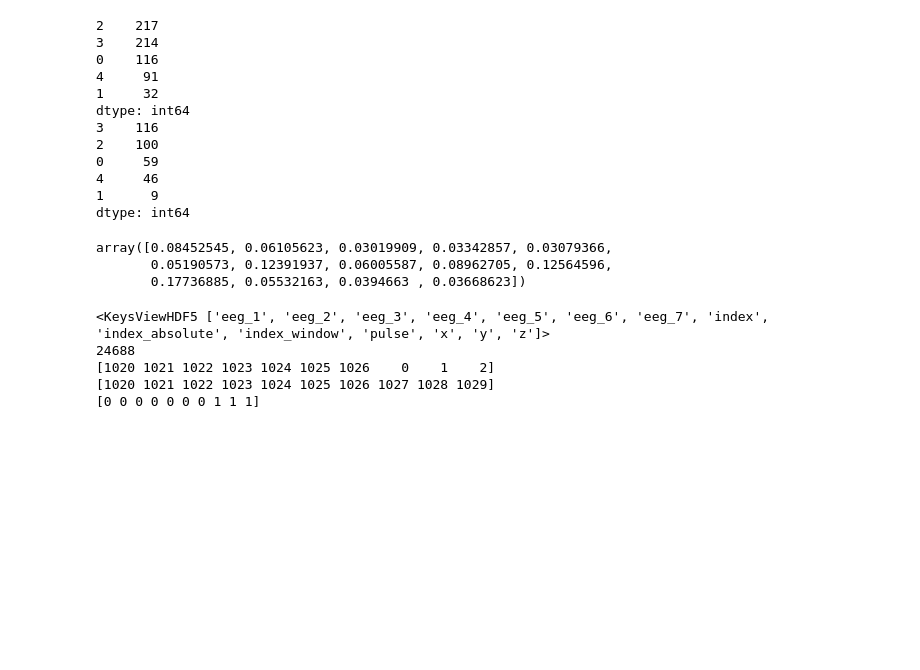
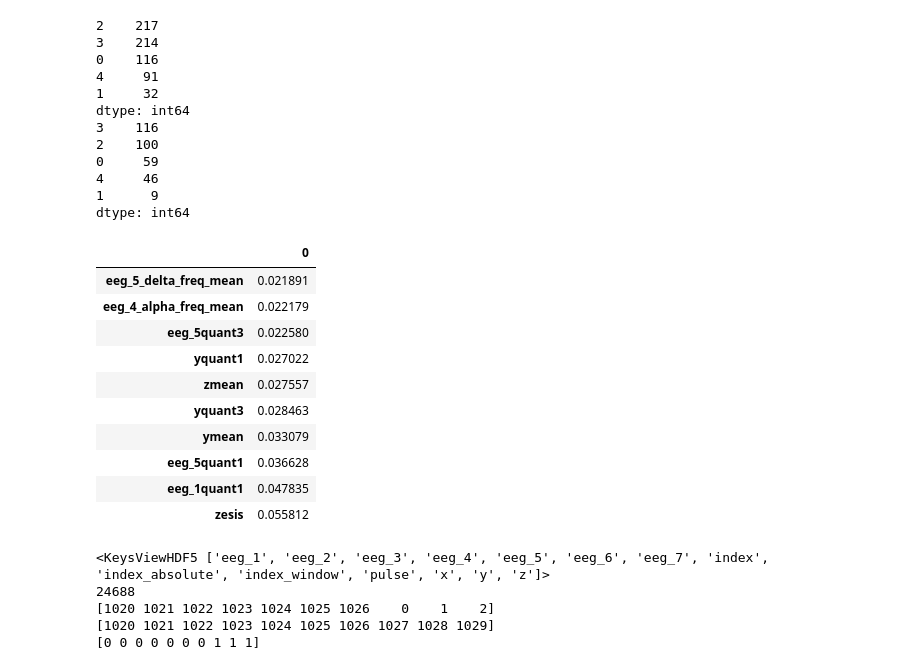
Before and after one commit to Roulini/dreem, a Jupyter notebook: main.ipynb, the cells around one changed output. Cells and saved outputs as stored; diff of their text form; code cells hidden in the pictures; blank space fills up the shorter version.

```diff
--- a/main.ipynb
+++ b/main.ipynb
@@ -122,6 +355,9 @@ from sklearn.preprocessing import MinMaxScaler
 from sklearn.metrics import confusion_matrix
 from sklearn.model_selection import train_test_split
 from sklearn.tree import DecisionTreeClassifier
+from sklearn.ensemble import GradientBoostingClassifier
+
+import xgboost as xgb
 
 import joblib
 
@@ -132,13 +368,18 @@ scaler = MinMaxScaler()
 X_scaled = scaler.fit_transform(X)
 
 #chose model
-model = RandomForestClassifier()
+# model = RandomForestClassifier()
+model = GradientBoostingClassifier(n_estimators =4000, max_features = 30,max_depth = 4)
 
 #split train/test
 x_train,x_test,y_train,y_test = train_test_split(X_scaled,y,test_size=0.33,random_state =42)
 
 #train
+print("train model")
+tic = time.time()
 model.fit(x_train,y_train)
+tac = time.time()
+print("elapsed time", tac-tic)
 
 #evaluation
 sc = model.score(x_test,y_test), model.score(x_train,y_train)
@@ -166,12 +409,20 @@ dtype: int64
 4     46
 1      9
 dtype: int64
-# %%
-model.feature_importances_
-# %% [output]
-array([0.08452545, 0.06105623, 0.03019909, 0.03342857, 0.03079366,
-       0.05190573, 0.12391937, 0.06005587, 0.08962705, 0.12564596,
-       0.17736885, 0.05532163, 0.0394663 , 0.03668623])
+# %%
+pd.DataFrame(model.feature_importances_,index = X_features.columns).sort_values(0)[-10:]
+# %% [output]
+|  | 0 |
+| eeg_5_delta_freq_mean | 0.021891 |
+| eeg_4_alpha_freq_mean | 0.022179 |
+| eeg_5quant3 | 0.022580 |
+| yquant1 | 0.027022 |
+| zmean | 0.027557 |
+| yquant3 | 0.028463 |
+| ymean | 0.033079 |
+| eeg_5quant1 | 0.036628 |
+| eeg_1quant1 | 0.047835 |
+| zesis | 0.055812 |
 # %%
 #describe data
 # print(len(f_test["eeg_1"]))
```
Also changed, not shown: parts of 8 cells of this notebook, 3 other files.
